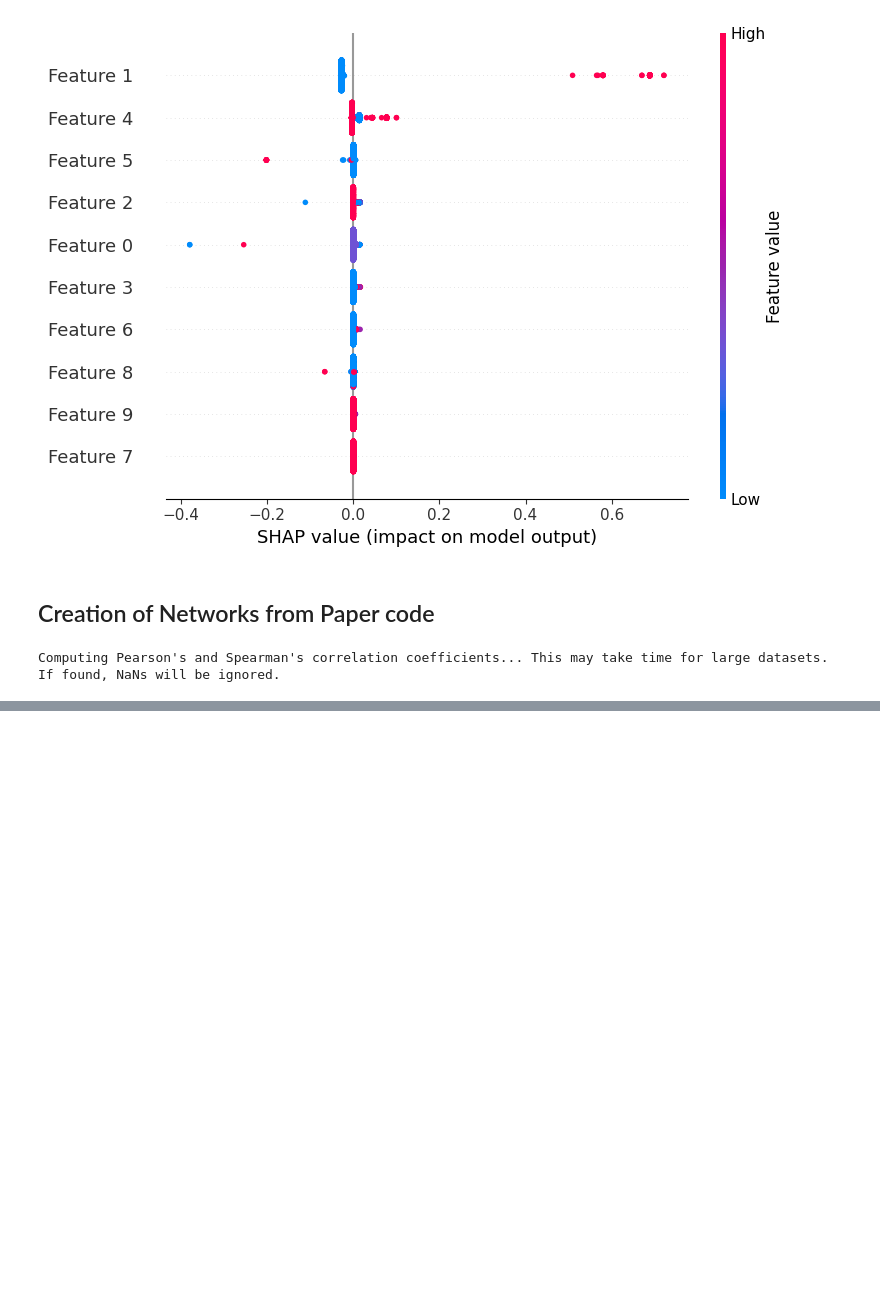
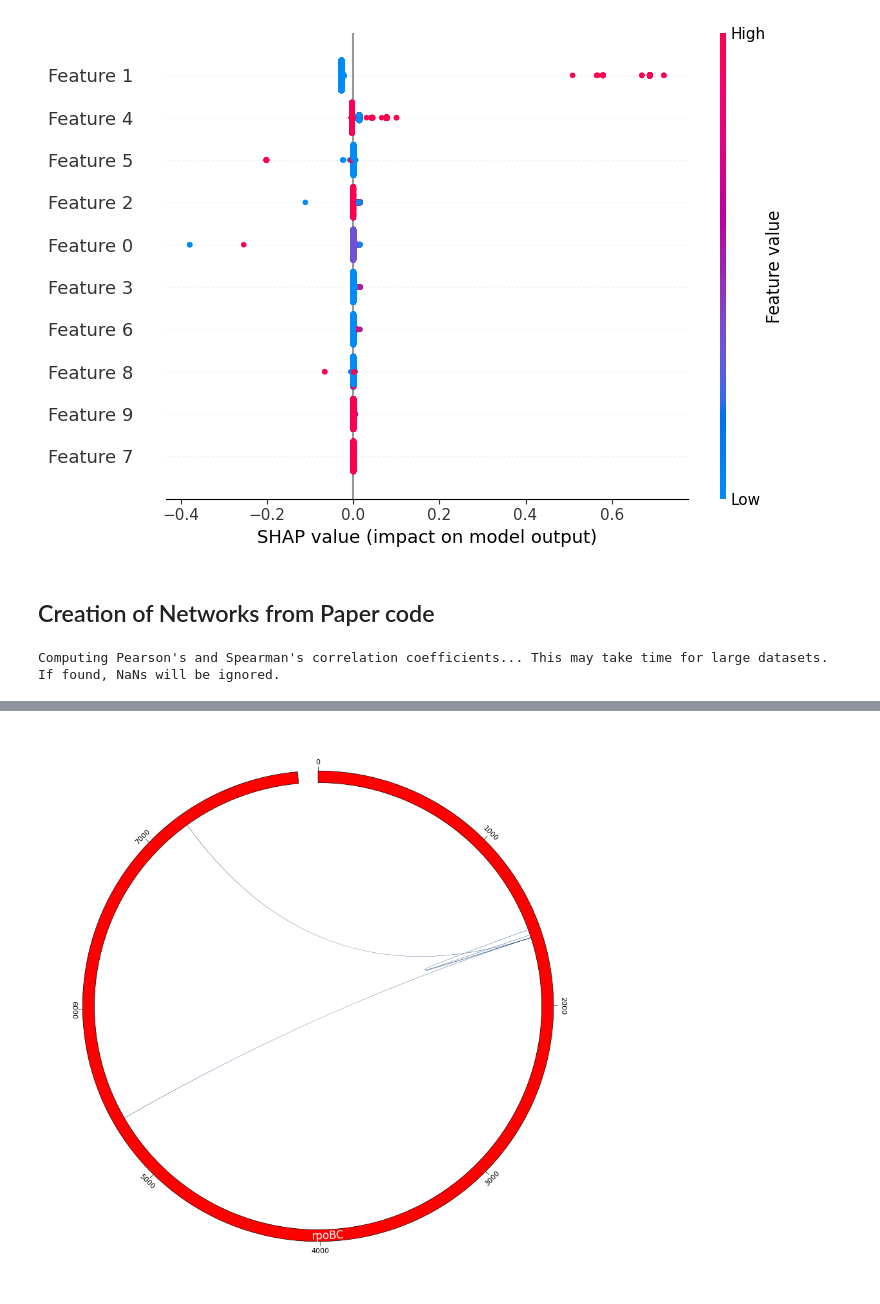
Before and after one commit to Legall-Lab/SHAP-mTB-AMR, a Jupyter notebook: scripts/interaction_analysis.ipynb, the cells around one changed output, grey strips where cells are left out. Saved outputs shown, nothing was run; the diff lists cells and outputs as text; code cells hidden in the pictures; blank space fills up the shorter version.

```diff
--- a/scripts/interaction_analysis.ipynb
+++ b/scripts/interaction_analysis.ipynb
@@ -130,0 +192,32 @@ Computing Pearson's and Spearman's correlation coefficients... This may take tim
+# %%
+extracted = [
+    (
+        int(edge["from"].replace("pos_", "", 1)),
+        int(edge["to"].replace("pos_", "", 1)),
+        edge["color"],
+    )
+    for edge in interactions.edges_data
+    if edge.get("weight", 0) > 0.3
+]
+
+sectors = {"rpoBC": 7911}
+name2color = {"rpoBC": "red"}
+circos = Circos(sectors, space=5)
+for sector in circos.sectors:
+    track = sector.add_track((95, 100))
+    track.axis(fc=name2color[sector.name])
+    track.text(sector.name, color="white", size=12)
+    track.xticks_by_interval(1000)
+
+# Plot links
+for src, dst, color in extracted:
+    circos.link(
+        ("rpoBC", src, src + 1),
+        ("rpoBC", dst, dst + 1),
+        color=color,
+    )
+
+
+fig = circos.plotfig()
+# %% [output]
+[figure, added]
```
Also changed, not shown: parts of 4 cells of this notebook, 1 other file.
